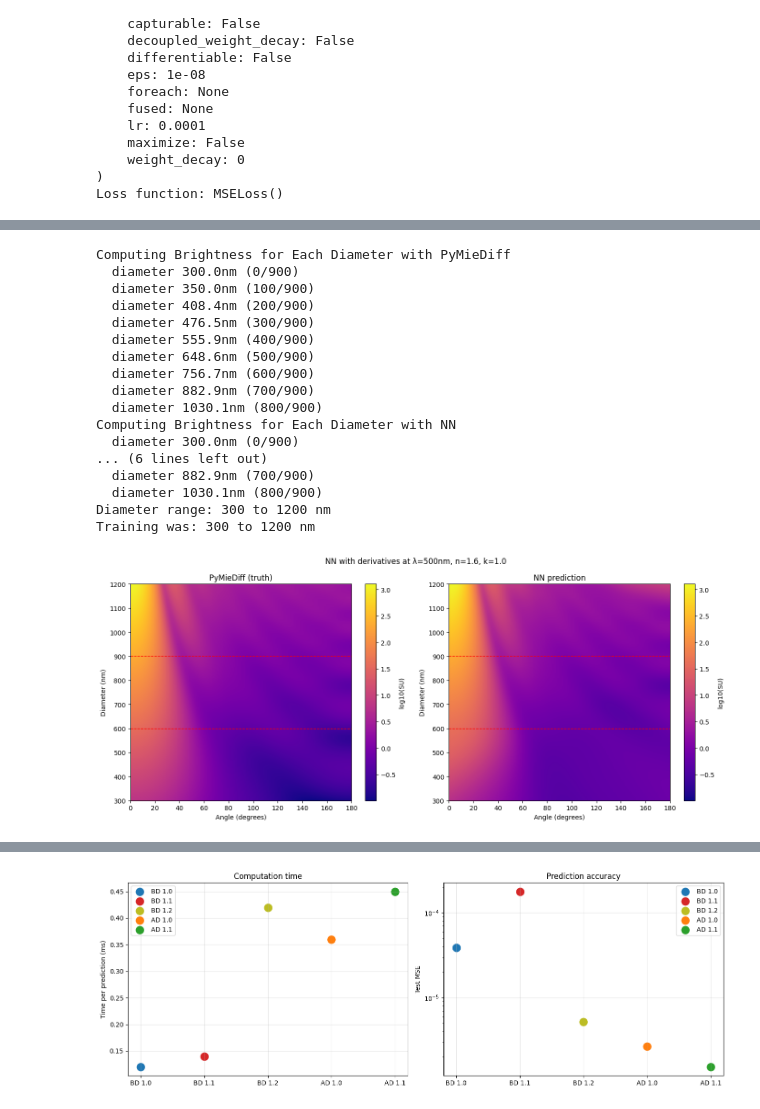
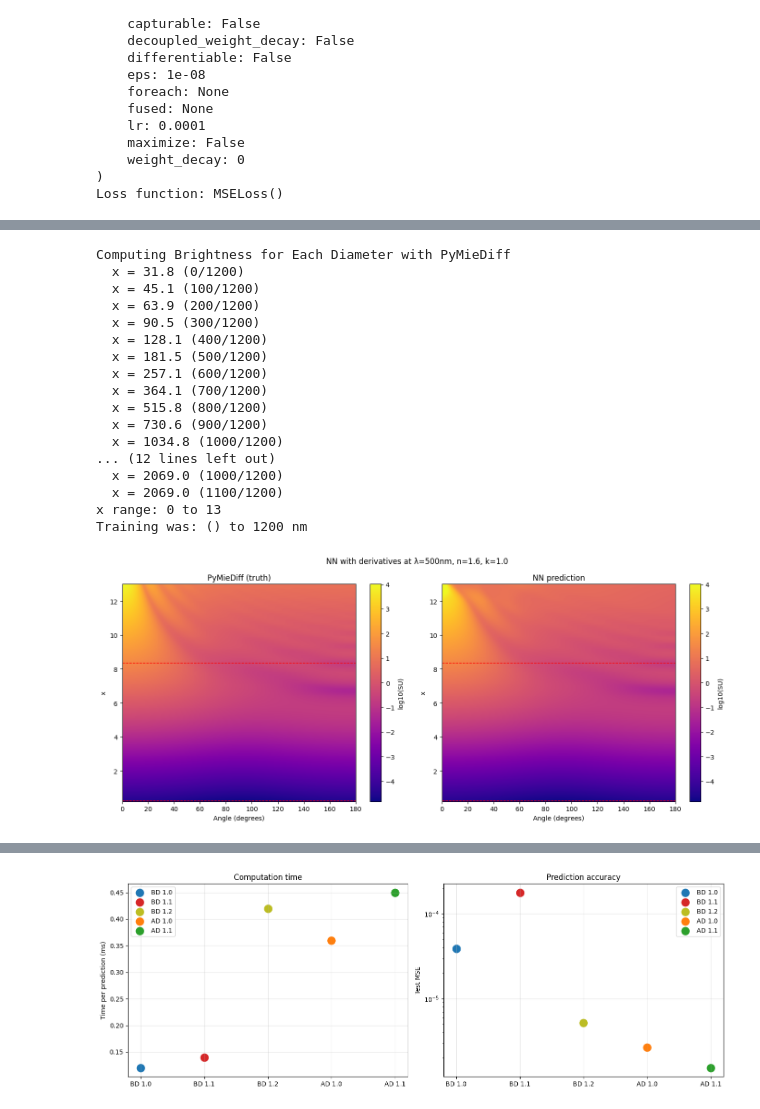
Before and after one commit to james-613/Modified_pyMieScatt_NN, a Jupyter notebook: NN_with_all_derivatives.ipynb, the cells around one changed output, grey strips where cells are left out. Drawn from its saved outputs; the diff is of its cells as text; code cells hidden in the pictures.

Commit message:
changed plots to use x

```diff
--- a/NN_with_all_derivatives.ipynb
+++ b/NN_with_all_derivatives.ipynb
@@ -636,22 +672,24 @@ Mean squared error (in log space): 7.229069e-02
 # %%
 # creating 2D plot
 
-N_D_SPANNING_DATA = 900
+N_D_SPANNING_DATA = 1200
 n = 1.6
 k = 1.0
 fixed_lambda = 500
-
-d_span = np.logspace(np.log10(300), np.log10(1200), N_D_SPANNING_DATA)
+x_minimum = 0.2
+x_maximum = 13
+x_span = np.logspace(np.log10(x_minimum), np.log10(x_maximum), N_D_SPANNING_DATA)
 print("Computing Brightness for Each Diameter with PyMieDiff")
 truth = np.zeros((N_D_SPANNING_DATA, 181)) # create array of 181 arrays which have values of 0
 
 # generate the pyMieDiff curves for each diameter
-for i, d in enumerate(d_span):
+for i, x in enumerate(x_span):
+    d = x * fixed_lambda / np.pi
     curve = py_Mie_Diff_Scattering(fixed_lambda, d, n, k).numpy()
     truth[i, :] = curve
 
     if i % 100 == 0:
-        print(f"  diameter {d:.1f}nm ({i}/{N_D_SPANNING_DATA})")
+        print(f"  x = {d:.1f} ({i}/{N_D_SPANNING_DATA})")
 
 
 # generate the NN predictions for each diameter
@@ -659,39 +697,39 @@ print("Computing Brightness for Each Diameter with NN")
 
 nn_pred = np.zeros((N_D_SPANNING_DATA, 181))
 
-for id, d in enumerate(d_span):
-    curve = predict_scattering(fixed_lambda, d, n, k)
+for id, x in enumerate(x_span):
+    curve = predict_scattering(x, n, k)
     nn_pred[id, :] = curve
 
     if id % 100 == 0:
-        print(f"  diameter {d:.1f}nm ({id}/{N_D_SPANNING_DATA})")
+        print(f"  x = {d:.1f} ({id}/{N_D_SPANNING_DATA})")
 
-print(f"Diameter range: {d_span[0]:.0f} to {d_span[-1]:.0f} nm")
-print(f"Training was: 300 to 1200 nm")
+print(f"x range: {x_span[0]:.0f} to {x_span[-1]:.0f}")
+print(f"Training was: () to 1200 nm")
 # %% [output]
 Computing Brightness for Each Diameter with PyMieDiff
-  diameter 300.0nm (0/900)
-  diameter 350.0nm (100/900)
-  diameter 408.4nm (200/900)
-  diameter 476.5nm (300/900)
-  diameter 555.9nm (400/900)
-  diameter 648.6nm (500/900)
-  diameter 756.7nm (600/900)
-  diameter 882.9nm (700/900)
-  diameter 1030.1nm (800/900)
-Computing Brightness for Each Diameter with NN
-  diameter 300.0nm (0/900)
-... (6 lines left out)
-  diameter 882.9nm (700/900)
-  diameter 1030.1nm (800/900)
-Diameter range: 300 to 1200 nm
-Training was: 300 to 1200 nm
+  x = 31.8 (0/1200)
+  x = 45.1 (100/1200)
+  x = 63.9 (200/1200)
+  x = 90.5 (300/1200)
+  x = 128.1 (400/1200)
+  x = 181.5 (500/1200)
+  x = 257.1 (600/1200)
+  x = 364.1 (700/1200)
+  x = 515.8 (800/1200)
+  x = 730.6 (900/1200)
+  x = 1034.8 (1000/1200)
+... (12 lines left out)
+  x = 2069.0 (1000/1200)
+  x = 2069.0 (1100/1200)
+x range: 0 to 13
+Training was: () to 1200 nm
 # %%
 log_truth = np.log10(truth)
 log_nn = np.log10(nn_pred)
 
-vmin = min(log_truth.min(), log_nn.min())
-vmax = max(log_truth.max(), log_nn.max())
+vmin = log_truth.min()
+vmax = log_truth.max()
 
 fig, axes = plt.subplots(1, 2, figsize=(14, 6))
 
@@ -699,40 +737,43 @@ fig, axes = plt.subplots(1, 2, figsize=(14, 6))
 im1 = axes[0].imshow(
     log_truth,
     aspect='auto',
     origin='lower',
-    extent=[0, 180, d_span[0], d_span[-1]],
+    extent=[0, 180, x_span[0], x_span[-1]],
     cmap='plasma',
     vmin=vmin, vmax=vmax
 )
 axes[0].set_title("PyMieDiff (truth)")
 axes[0].set_xlabel("Angle (degrees)")
-axes[0].set_ylabel("Diameter (nm)")
+axes[0].set_ylabel("x")
 plt.colorbar(im1, ax=axes[0], label='log10(SU)')
 
 # NN plot
 im2 = axes[1].imshow(
     log_nn,
     aspect='auto',
     origin='lower',
-    extent=[0, 180, d_span[0], d_span[-1]],
+    extent=[0, 180, x_span[0], x_span[-1]],
     cmap='plasma',
     vmin=vmin, vmax=vmax
 )
 axes[1].set_title("NN prediction")
 axes[1].set_xlabel("Angle (degrees)")
-axes[1].set_ylabel("Diameter (nm)")
+axes[1].set_ylabel("x")
 plt.colorbar(im2, ax=axes[1], label='log10(SU)')
 
 # Mark training range boundaries
+x_train_min = X_MIN   # ≈ 546
+x_train_max = X_MAX   # ≈ 1000
+
 for ax in axes:
-    ax.axhline(y=600, color='red', linestyle='--', linewidth=1)
-    ax.axhline(y=900, color='red', linestyle='--', linewidth=1)
+    ax.axhline(y=x_train_min, color='red', linestyle='--', linewidth=1)
+    ax.axhline(y=x_train_max, color='red', linestyle='--', linewidth=1)
 
 plt.suptitle(f"NN with derivatives at λ={fixed_lambda}nm, n={n}, k={k}")
 plt.tight_layout()
 plt.show()
 # %% [output]
-[figure, old version]
+[figure, new version]
 # %%
 import time
 
```
Also changed, not shown: parts of 17 cells of this notebook, 6 other files.
